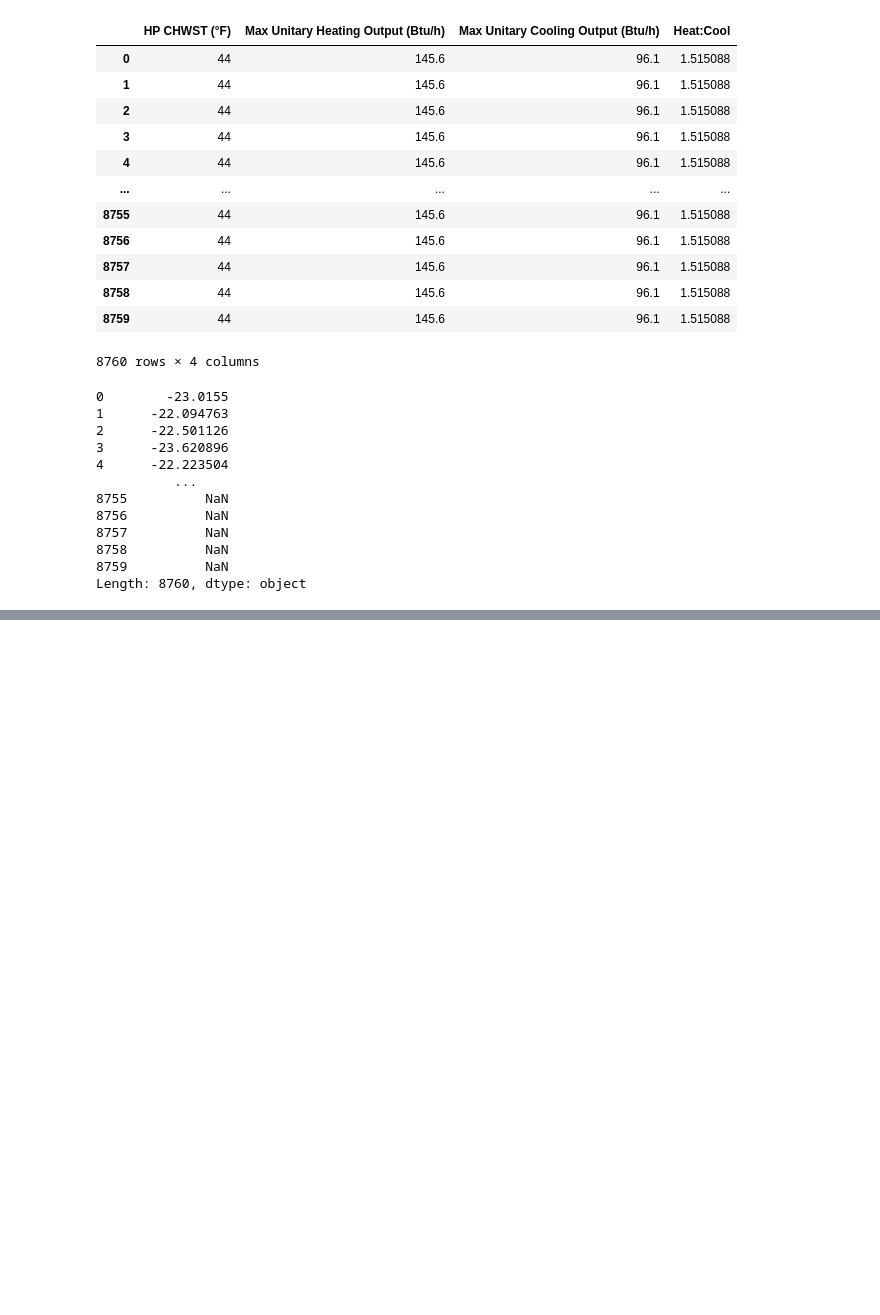
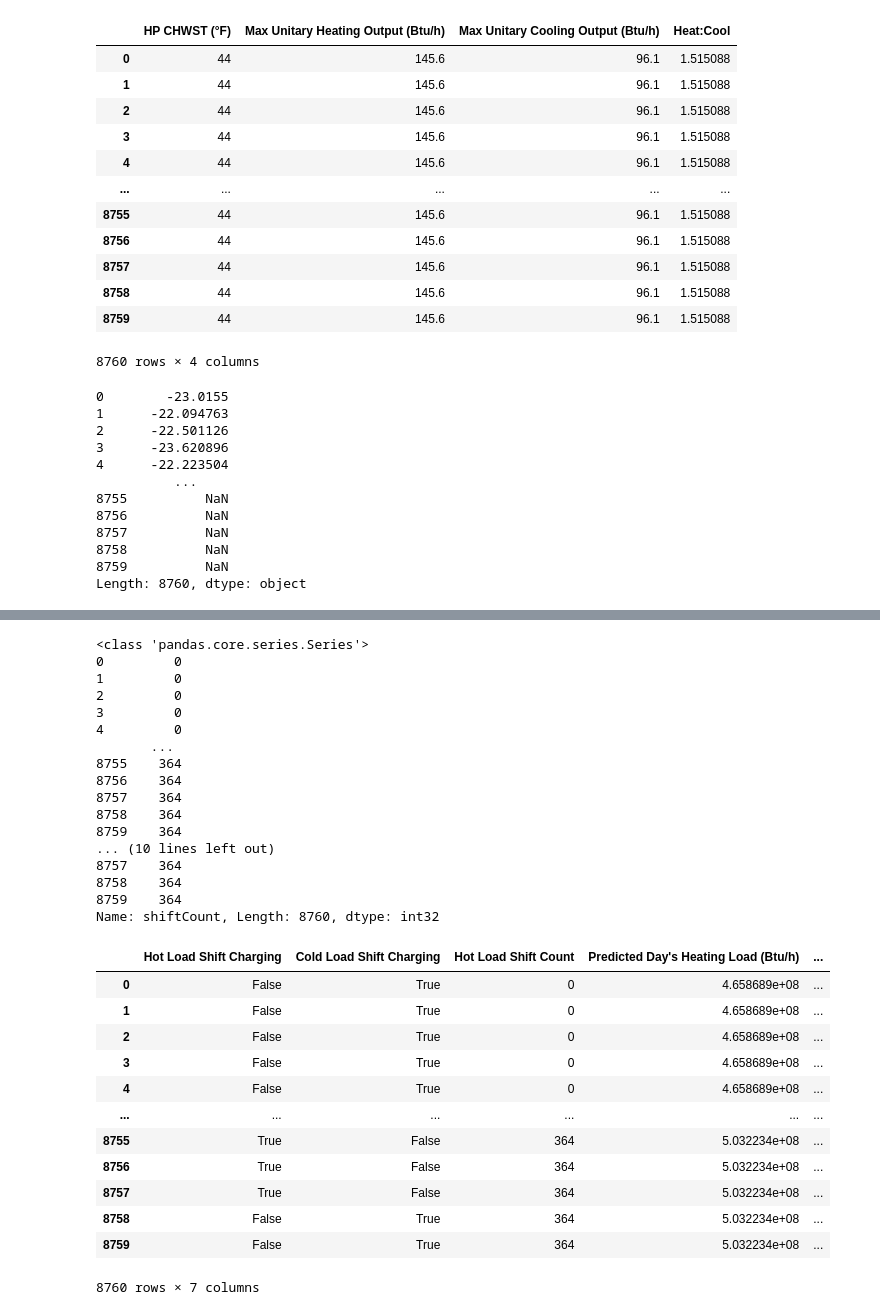
Before and after one commit to NikitaKhatwani/District-system---Engineering-model, a Jupyter notebook: UCSB_CUP Heat pump TES.ipynb, the cells around one changed output, grey strips where cells are left out. Drawn from its saved outputs; the diff is of its cells as text; code cells hidden in the pictures; blank space fills up the shorter version.

```diff
--- a/UCSB_CUP Heat pump TES.ipynb
+++ b/UCSB_CUP Heat pump TES.ipynb
@@ -93,0 +164,38 @@ Length: 8760, dtype: object
+# %%
+
+from ucsbdistrict.CUP import CUP
+CUP_instance = CUP(timeStamp=timeStamp,hotTank_schedule=hotTank_schedule,coldTank_schedule=coldTank_schedule,totalHeating_load=totalHeating_load,\
+                   totalCooling_load=totalCooling_load)
+# %%
+CUP_instance.compute_CUP()
+# %% [output]
+<class 'pandas.core.series.Series'>
+0         0
+1         0
+2         0
+3         0
+4         0
+       ...
+8755    364
+8756    364
+8757    364
+8758    364
+8759    364
+... (10 lines left out)
+8757    364
+8758    364
+8759    364
+Name: shiftCount, Length: 8760, dtype: int32
+|  | Hot Load Shift Charging | Cold Load Shift Charging | Hot Load Shift Count | Predicted Day's Heating Load (Btu/h) | ... |
+| 0 | False | True | 0 | 4.658689e+08 | ... |
+| 1 | False | True | 0 | 4.658689e+08 | ... |
+| 2 | False | True | 0 | 4.658689e+08 | ... |
+| 3 | False | True | 0 | 4.658689e+08 | ... |
+| 4 | False | True | 0 | 4.658689e+08 | ... |
+| ... | ... | ... | ... | ... | ... |
+| 8755 | True | False | 364 | 5.032234e+08 | ... |
+| 8756 | True | False | 364 | 5.032234e+08 | ... |
+| 8757 | True | False | 364 | 5.032234e+08 | ... |
+| 8758 | False | True | 364 | 5.032234e+08 | ... |
+| 8759 | False | True | 364 | 5.032234e+08 | ... |
+8760 rows × 7 columns
```
Also changed, not shown: parts of 10 cells of this notebook, 9 other files.
